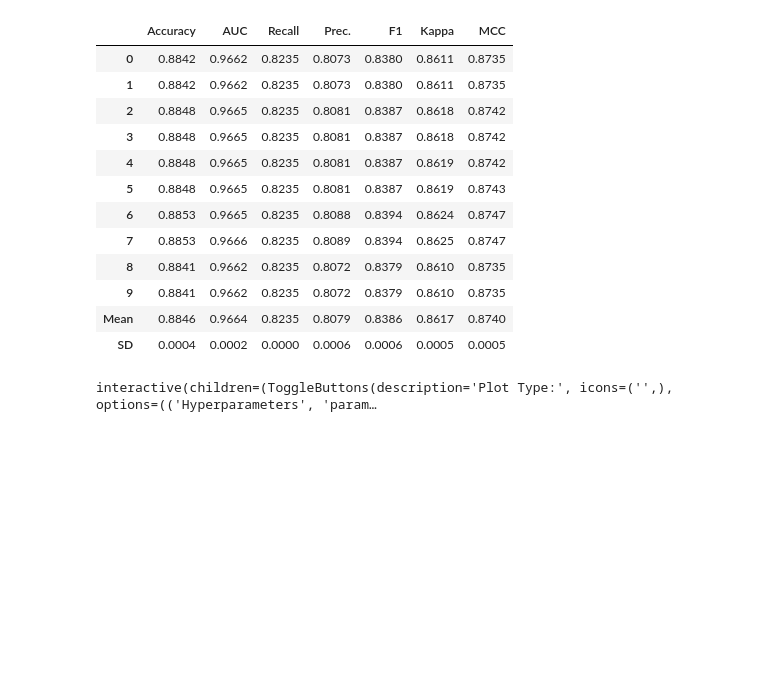
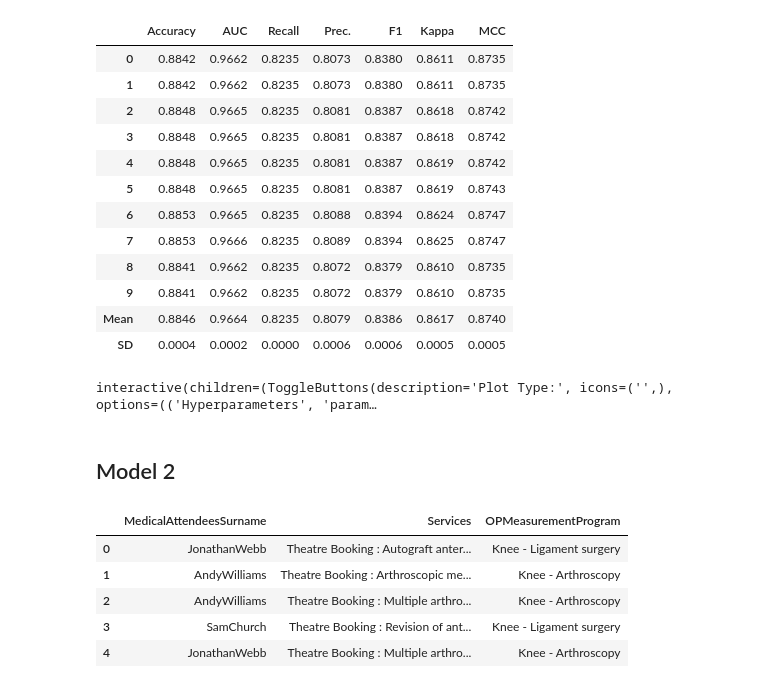
Before and after one commit to montgoz007/bugs-caret, a Jupyter notebook: pathway_classify.ipynb, the cells around one changed output. Drawn from its saved outputs; the diff is of its cells as text; code cells hidden in the pictures; blank space fills up the shorter version.

```diff
--- a/pathway_classify.ipynb
+++ b/pathway_classify.ipynb
@@ -245,3 +245,16 @@ tuned_pce_1_m2 = tune_model(pce_1_m2, optimize='F1')
 evaluate_model(tuned_pce_1_m2)
 # %% [output]
 interactive(children=(ToggleButtons(description='Plot Type:', icons=('',), options=(('Hyperparameters', 'param…
+# %% [markdown]
+## Model 2
+# %%
+# Dropping additional index and med attend cols (med attend so the set matches a tutorial)
+df2 = pd.read_csv('data/training.csv').drop(columns=['Unnamed: 0'])
+df2.head()
+# %% [output]
+|  | MedicalAttendeesSurname | Services | OPMeasurementProgram |
+| 0 | JonathanWebb | Theatre Booking : Autograft anter... | Knee - Ligament surgery |
+| 1 | AndyWilliams | Theatre Booking : Arthroscopic me... | Knee - Arthroscopy |
+| 2 | AndyWilliams | Theatre Booking : Multiple arthro... | Knee - Arthroscopy |
+| 3 | SamChurch | Theatre Booking : Revision of ant... | Knee - Ligament surgery |
+| 4 | JonathanWebb | Theatre Booking : Multiple arthro... | Knee - Arthroscopy |
```
Also changed, not shown: parts of 19 cells of this notebook, 2 other files.
